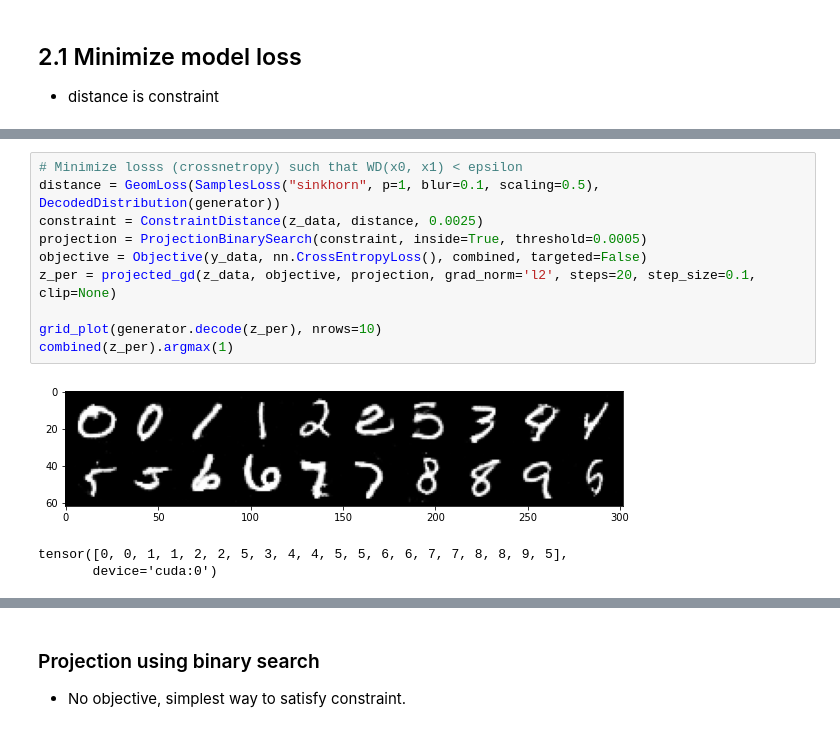
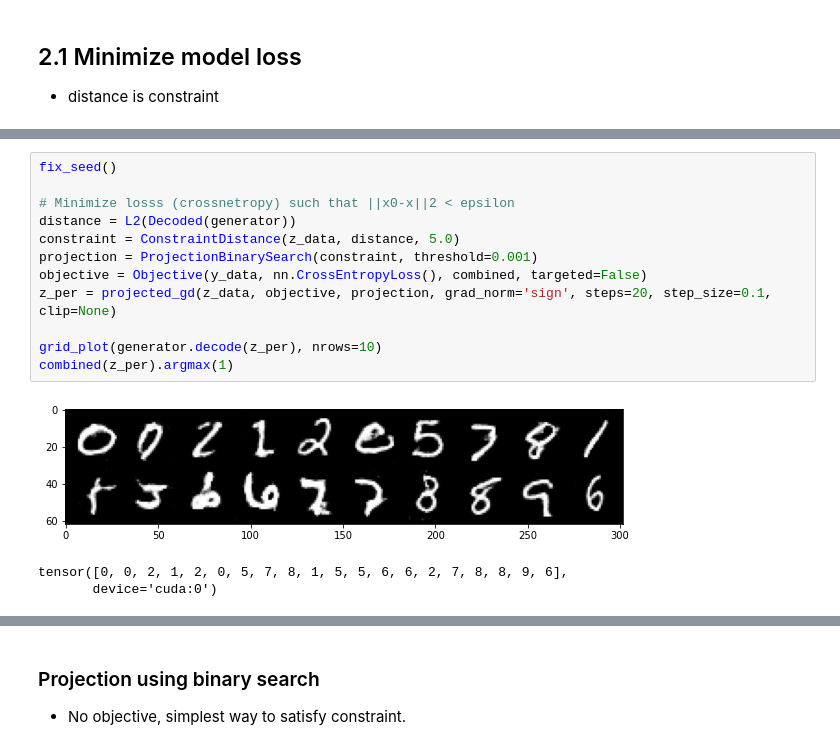
Before and after one commit to VojtechCermak/latent-adv-examples, a Jupyter notebook: notebooks/adv-examples.ipynb, the cells around one changed output, grey strips where cells are left out. Cells and saved outputs as stored; diff of their text form.

```diff
--- a/notebooks/adv-examples.ipynb
+++ b/notebooks/adv-examples.ipynb
@@ -131,14 +121,16 @@ tensor([0, 0, 2, 1, 2, 0, 5, 7, 8, 4, 5, 3, 6, 6, 2, 7, 8, 8, 9, 6],
-# %%
-# Minimize losss (crossnetropy) such that WD(x0, x1) < epsilon
-distance = GeomLoss(SamplesLoss("sinkhorn", p=1, blur=0.1, scaling=0.5), DecodedDistribution(generator))
-constraint = ConstraintDistance(z_data, distance, 0.0025)
-projection = ProjectionBinarySearch(constraint, inside=True, threshold=0.0005)
-objective = Objective(y_data, nn.CrossEntropyLoss(), combined, targeted=False)
-z_per = projected_gd(z_data, objective, projection, grad_norm='l2', steps=20, step_size=0.1, clip=None)
-
-grid_plot(generator.decode(z_per), nrows=10)
-combined(z_per).argmax(1)
-# %% [output]
-[figure, removed]
-tensor([0, 0, 1, 1, 2, 2, 5, 3, 4, 4, 5, 5, 6, 6, 7, 7, 8, 8, 9, 5],
-       device='cuda:0')
+# %%
+fix_seed()
+
+# Minimize losss (crossnetropy) such that ||x0-x||2 < epsilon
+distance = L2(Decoded(generator))
+constraint = ConstraintDistance(z_data, distance, 5.0)
+projection = ProjectionBinarySearch(constraint, threshold=0.001)
+objective = Objective(y_data, nn.CrossEntropyLoss(), combined, targeted=False)
+z_per = projected_gd(z_data, objective, projection, grad_norm='sign', steps=20, step_size=0.1, clip=None)
+
+grid_plot(generator.decode(z_per), nrows=10)
+combined(z_per).argmax(1)
+# %% [output]
+[figure, added]
+tensor([0, 0, 2, 1, 2, 0, 5, 7, 8, 1, 5, 5, 6, 6, 2, 7, 8, 8, 9, 6],
+       device='cuda:0')
```
Also changed, not shown: parts of 55 cells of this notebook.
